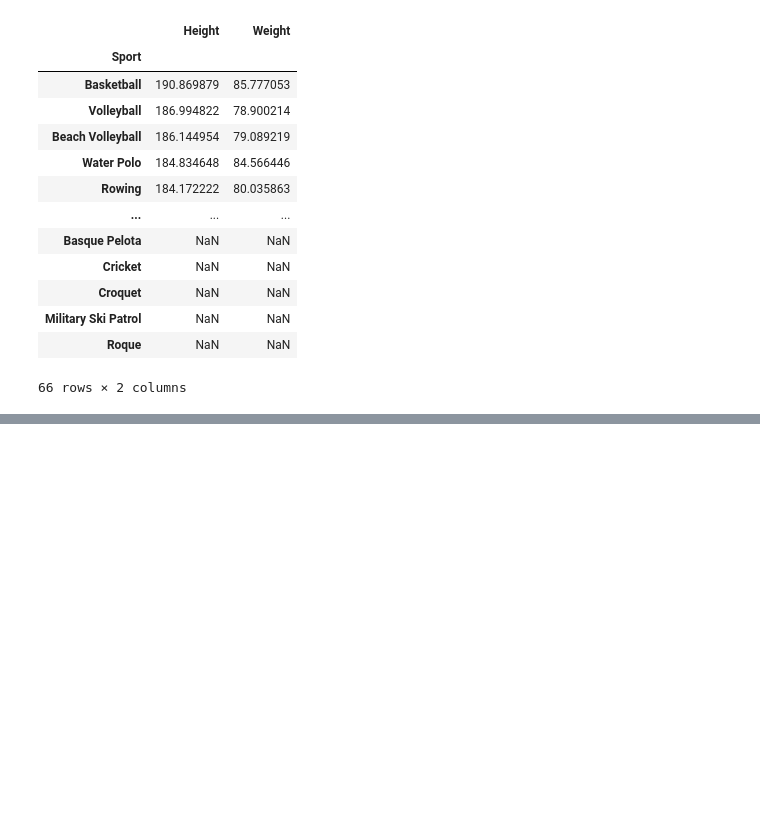
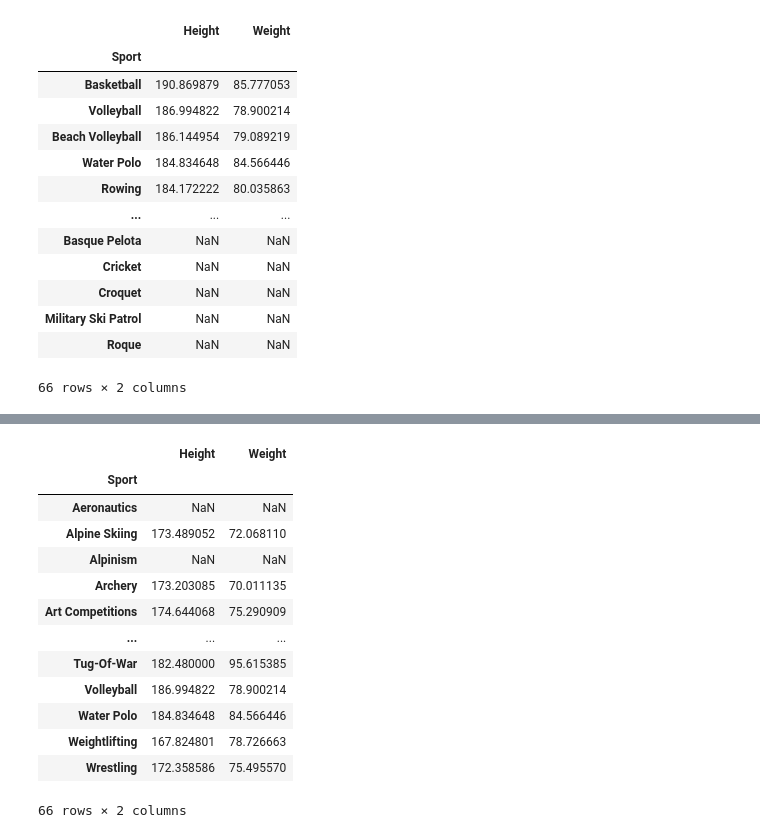
Before and after one commit to reuven/OReilly-2025-11November-data, a Jupyter notebook: OReilly - 2025-11November-20.ipynb, the cells around one changed output, grey strips where cells are left out. Saved outputs shown, nothing was run; the diff lists cells and outputs as text; code cells hidden in the pictures; blank space fills up the shorter version.

```diff
--- a/OReilly - 2025-11November-20.ipynb
+++ b/OReilly - 2025-11November-20.ipynb
@@ -731,0 +757,22 @@ df.head()
+# %%
+
+(
+    df
+    .groupby('Sport', dropna=False)[['Height', 'Weight']].mean()
+    # .sort_values('Height', ascending=False)
+)
+# %% [output]
+|  | Height | Weight |
+| Sport |  |  |
+| Aeronautics | NaN | NaN |
+| Alpine Skiing | 173.489052 | 72.068110 |
+| Alpinism | NaN | NaN |
+| Archery | 173.203085 | 70.011135 |
+| Art Competitions | 174.644068 | 75.290909 |
+| ... | ... | ... |
+| Tug-Of-War | 182.480000 | 95.615385 |
+| Volleyball | 186.994822 | 78.900214 |
+| Water Polo | 184.834648 | 84.566446 |
+| Weightlifting | 167.824801 | 78.726663 |
+| Wrestling | 172.358586 | 75.495570 |
+66 rows × 2 columns
```
Also changed, not shown: parts of 2 cells of this notebook.
